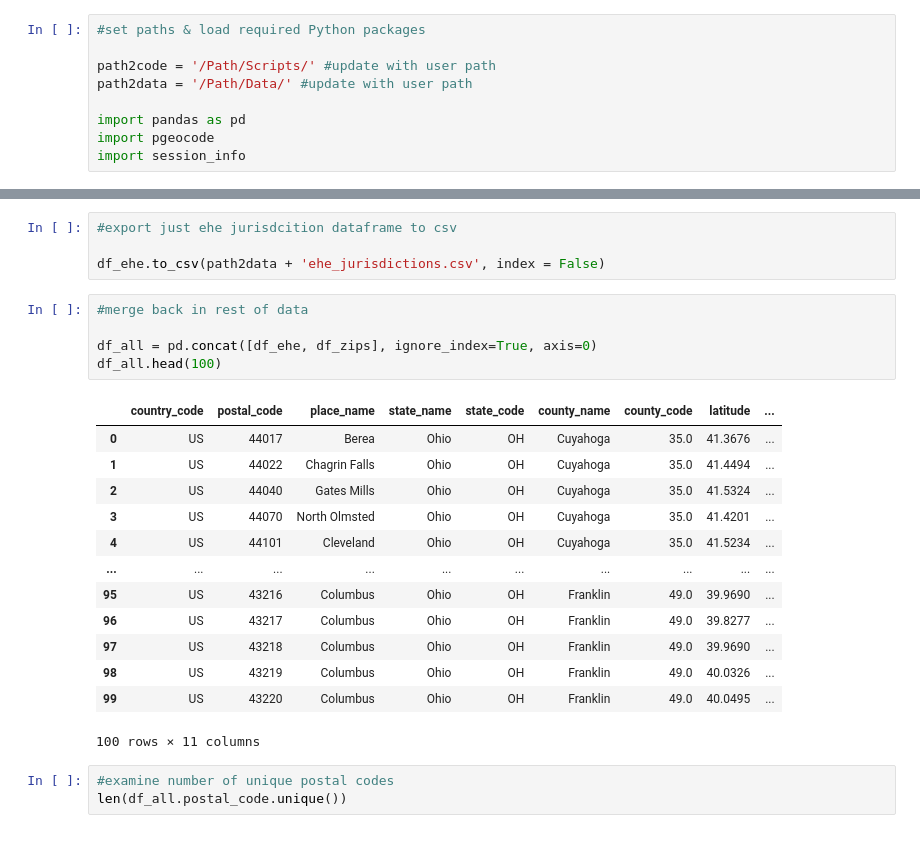
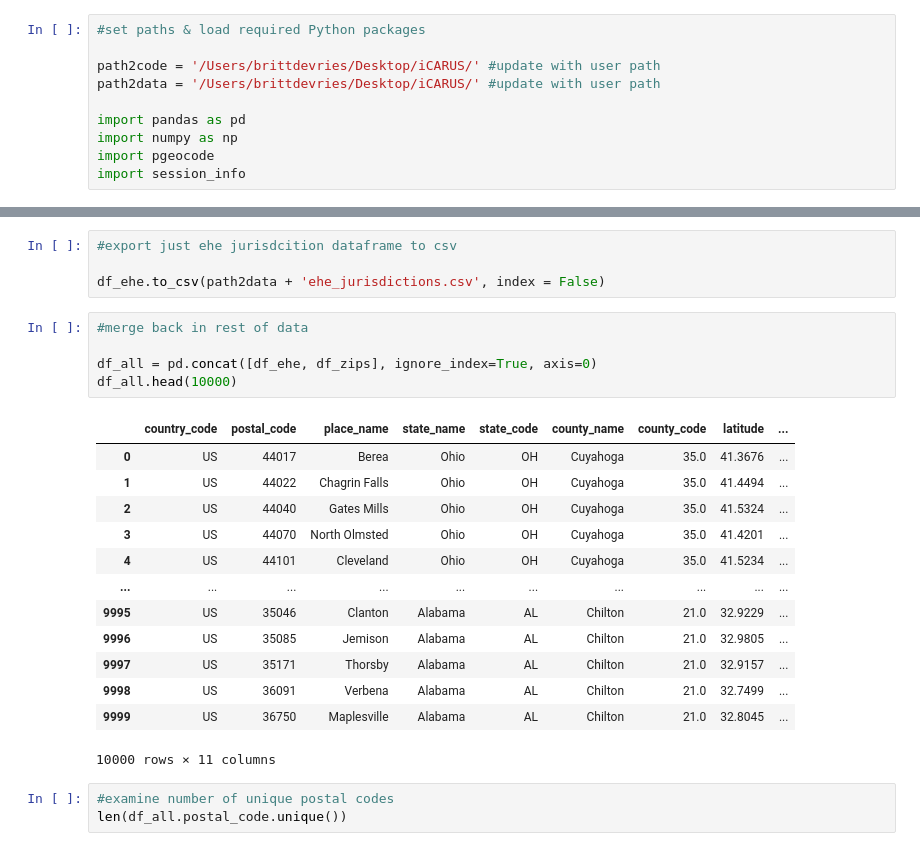
Before and after one commit to brittdev31/ehe_jurisdictions, a Jupyter notebook: EHE_PriorityJurisdictions.ipynb, the cells around one changed output, grey strips where cells are left out. Drawn from its saved outputs; the diff is of its cells as text.

```diff
--- a/EHE_PriorityJurisdictions.ipynb
+++ b/EHE_PriorityJurisdictions.ipynb
@@ -7,10 +7,11 @@
 # %%
 #set paths & load required Python packages
 
-path2code = '/Path/Scripts/' #update with user path
-path2data = '/Path/Data/' #update with user path
+path2code = '/Users/brittdevries/Desktop/iCARUS/' #update with user path
+path2data = '/Users/brittdevries/Desktop/iCARUS/' #update with user path
 
 import pandas as pd
+import numpy as np
 import pgeocode
 import session_info
 # %%
@@ -331,22 +332,22 @@ df_ehe.to_csv(path2data + 'ehe_jurisdictions.csv', index = False)
 # %%
 #merge back in rest of data
 
 df_all = pd.concat([df_ehe, df_zips], ignore_index=True, axis=0)
-df_all.head(100)
+df_all.head(10000)
 # %% [output]
 |  | country_code | postal_code | place_name | state_name | state_code | county_name | county_code | latitude | ... |
 | 0 | US | 44017 | Berea | Ohio | OH | Cuyahoga | 35.0 | 41.3676 | ... |
 | 1 | US | 44022 | Chagrin Falls | Ohio | OH | Cuyahoga | 35.0 | 41.4494 | ... |
 | 2 | US | 44040 | Gates Mills | Ohio | OH | Cuyahoga | 35.0 | 41.5324 | ... |
 | 3 | US | 44070 | North Olmsted | Ohio | OH | Cuyahoga | 35.0 | 41.4201 | ... |
 | 4 | US | 44101 | Cleveland | Ohio | OH | Cuyahoga | 35.0 | 41.5234 | ... |
 | ... | ... | ... | ... | ... | ... | ... | ... | ... | ... |
-| 95 | US | 43216 | Columbus | Ohio | OH | Franklin | 49.0 | 39.9690 | ... |
-| 96 | US | 43217 | Columbus | Ohio | OH | Franklin | 49.0 | 39.8277 | ... |
-| 97 | US | 43218 | Columbus | Ohio | OH | Franklin | 49.0 | 39.9690 | ... |
-| 98 | US | 43219 | Columbus | Ohio | OH | Franklin | 49.0 | 40.0326 | ... |
-| 99 | US | 43220 | Columbus | Ohio | OH | Franklin | 49.0 | 40.0495 | ... |
+| 9995 | US | 35046 | Clanton | Alabama | AL | Chilton | 21.0 | 32.9229 | ... |
+| 9996 | US | 35085 | Jemison | Alabama | AL | Chilton | 21.0 | 32.9805 | ... |
+| 9997 | US | 35171 | Thorsby | Alabama | AL | Chilton | 21.0 | 32.9157 | ... |
+| 9998 | US | 36091 | Verbena | Alabama | AL | Chilton | 21.0 | 32.7499 | ... |
+| 9999 | US | 36750 | Maplesville | Alabama | AL | Chilton | 21.0 | 32.8045 | ... |
-100 rows × 11 columns
+10000 rows × 11 columns
 # %%
 #examine number of unique postal codes
 len(df_all.postal_code.unique())
```
Also changed, not shown: parts of 3 cells of this notebook, 1 other file.
